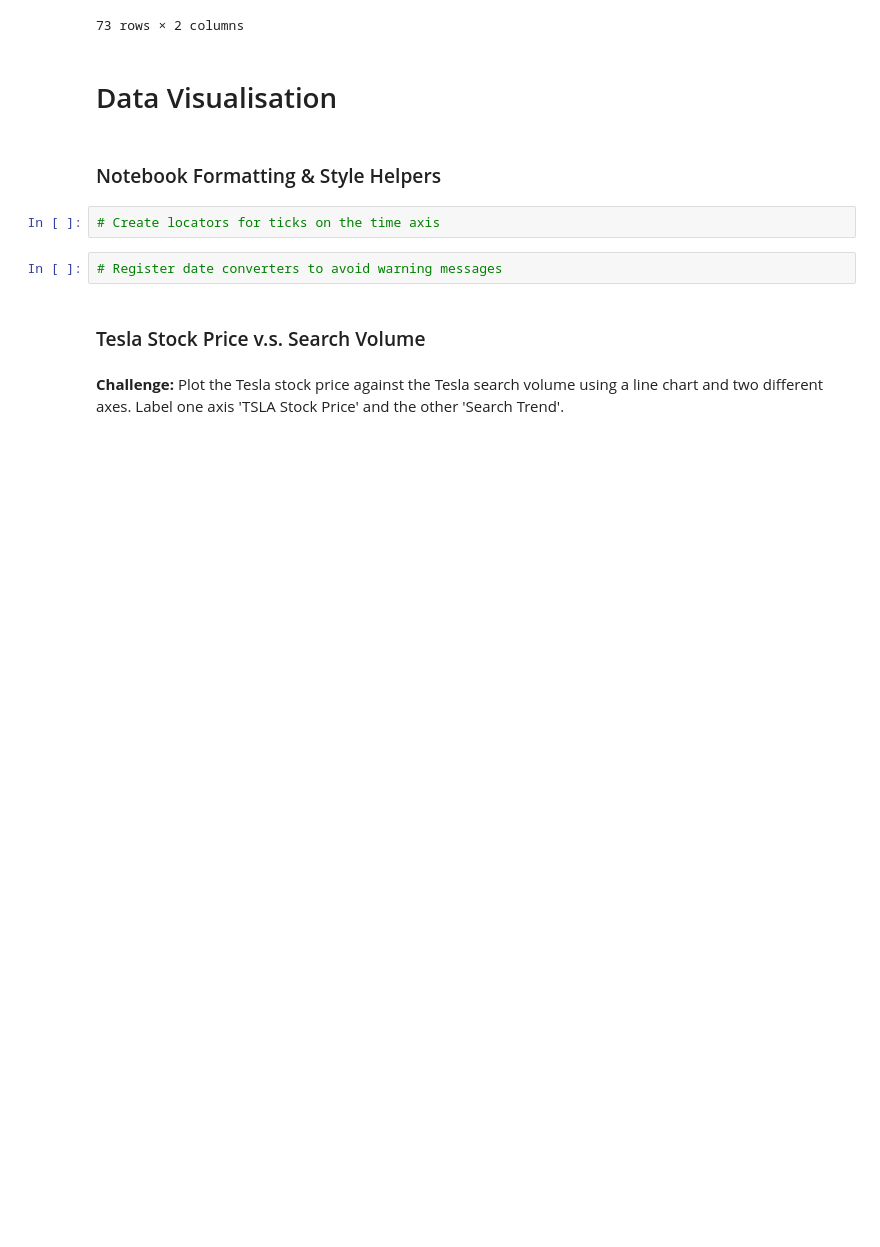
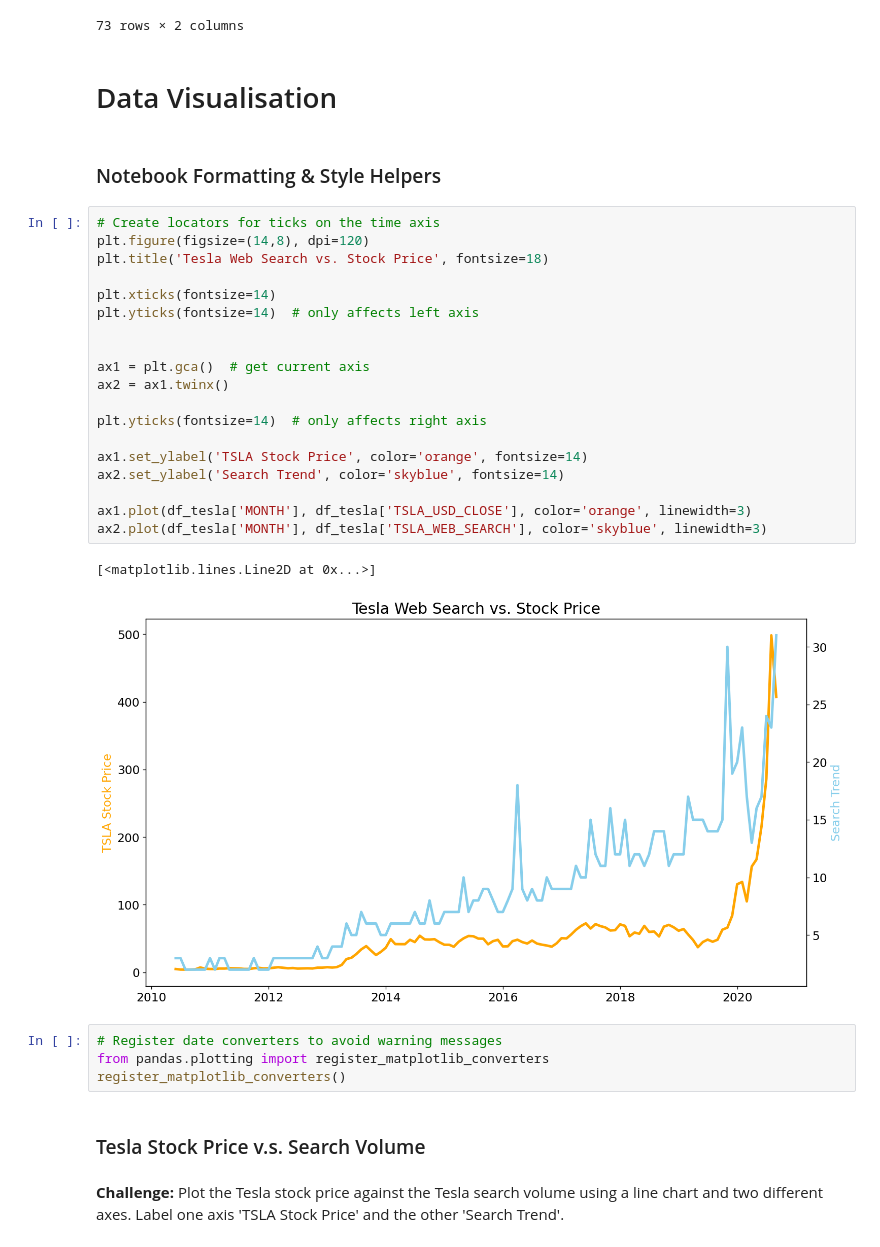
Before and after one commit to tomweinandy/100DaysOfCode, a Jupyter notebook: Projects/Day074/Google Trends and Data Visualisation.ipynb, the cells around one changed output. Saved outputs shown, nothing was run; the diff lists cells and outputs as text; blank space fills up the shorter version.

Commit message:
Add line plots for Tesla and Bitcoin

```diff
--- a/Projects/Day074/Google Trends and Data Visualisation.ipynb
+++ b/Projects/Day074/Google Trends and Data Visualisation.ipynb
@@ -253,10 +253,32 @@ df_btc_price
 # Data Visualisation
 # %% [markdown]
 ### Notebook Formatting & Style Helpers
-# %%
-# Create locators for ticks on the time axis
+# %%
+# Create locators for ticks on the time axis
+plt.figure(figsize=(14,8), dpi=120)
+plt.title('Tesla Web Search vs. Stock Price', fontsize=18)
+
+plt.xticks(fontsize=14)
+plt.yticks(fontsize=14)  # only affects left axis
+
+
+ax1 = plt.gca()  # get current axis
+ax2 = ax1.twinx()
+
+plt.yticks(fontsize=14)  # only affects right axis
+
+ax1.set_ylabel('TSLA Stock Price', color='orange', fontsize=14)
+ax2.set_ylabel('Search Trend', color='skyblue', fontsize=14)
+
+ax1.plot(df_tesla['MONTH'], df_tesla['TSLA_USD_CLOSE'], color='orange', linewidth=3)
+ax2.plot(df_tesla['MONTH'], df_tesla['TSLA_WEB_SEARCH'], color='skyblue', linewidth=3)
+# %% [output]
+[<matplotlib.lines.Line2D at 0x...>]
+[figure, added]
 # %%
 # Register date converters to avoid warning messages
+from pandas.plotting import register_matplotlib_converters
+register_matplotlib_converters()
 # %% [markdown]
 ### Tesla Stock Price v.s. Search Volume
 # %% [markdown]
```
Also changed, not shown: parts of 6 cells of this notebook.
